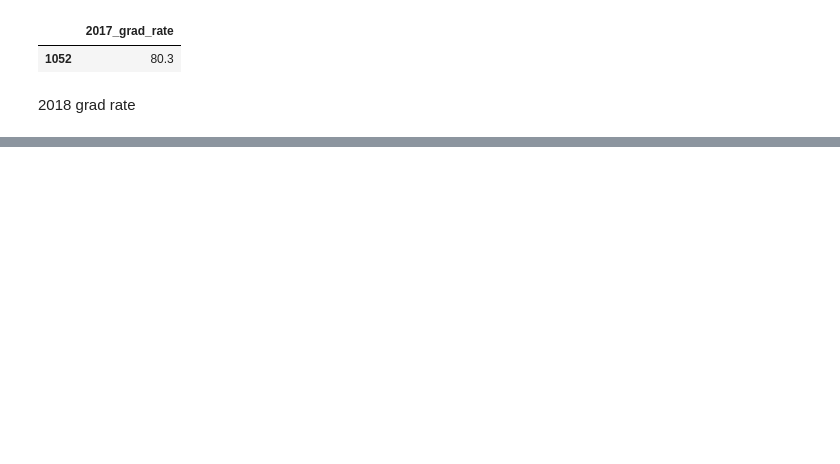
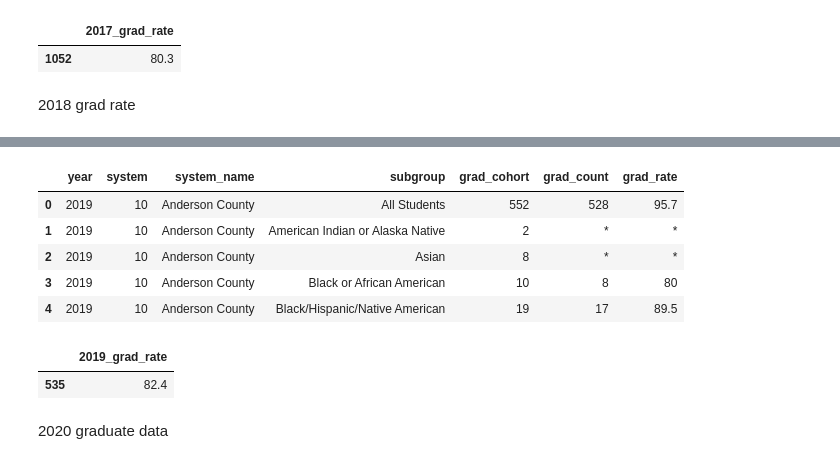
Before and after one commit to jwhankins177/capstone-budget-impact-jupyternb-python, a Jupyter notebook: notebooks/graduation.ipynb, the cells around one changed output, grey strips where cells are left out. Drawn from its saved outputs; the diff is of its cells as text; code cells hidden in the pictures; blank space fills up the shorter version.

```diff
--- a/notebooks/graduation.ipynb
+++ b/notebooks/graduation.ipynb
@@ -77,0 +145,11 @@ df3 = pd.read_csv(r"C:\Users\jhank\Desktop\DA7\Projects\budget-impact-jupyternb-
+# %%
+df4 = pd.read_csv(r"C:\Users\jhank\Desktop\DA7\Projects\budget-impact-jupyternb-python\data\graduation\2018-19_district_grad_rate_suppressed.csv")
+# %%
+df4.head()
+# %% [output]
+|  | year | system | system_name | subgroup | grad_cohort | grad_count | grad_rate |
+| 0 | 2019 | 10 | Anderson County | All Students | 552 | 528 | 95.7 |
+| 1 | 2019 | 10 | Anderson County | American Indian or Alaska Native | 2 | * | * |
+| 2 | 2019 | 10 | Anderson County | Asian | 8 | * | * |
+| 3 | 2019 | 10 | Anderson County | Black or African American | 10 | 8 | 80 |
+| 4 | 2019 | 10 | Anderson County | Black/Hispanic/Native American | 19 | 17 | 89.5 |
@@ -77,0 +161,7 @@ df3 = pd.read_csv(r"C:\Users\jhank\Desktop\DA7\Projects\budget-impact-jupyternb-
+# %%
+df2019
+# %% [output]
+|  | 2019_grad_rate |
+| 535 | 82.4 |
+# %% [markdown]
+2020 graduate data
```
Also changed, not shown: parts of 16 cells of this notebook.
